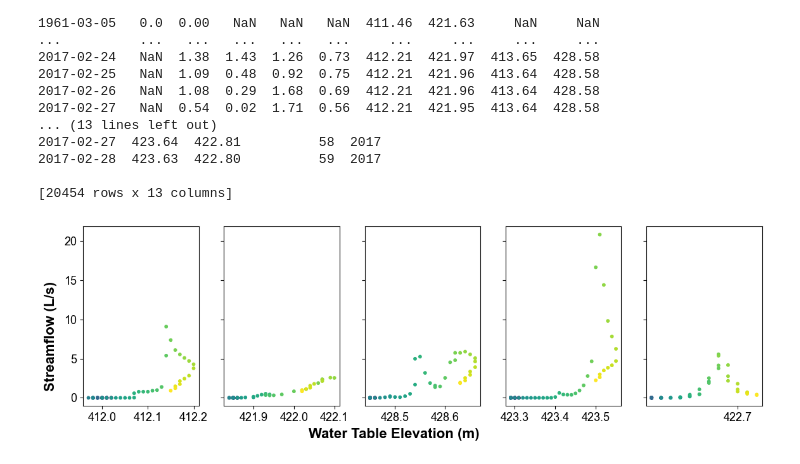
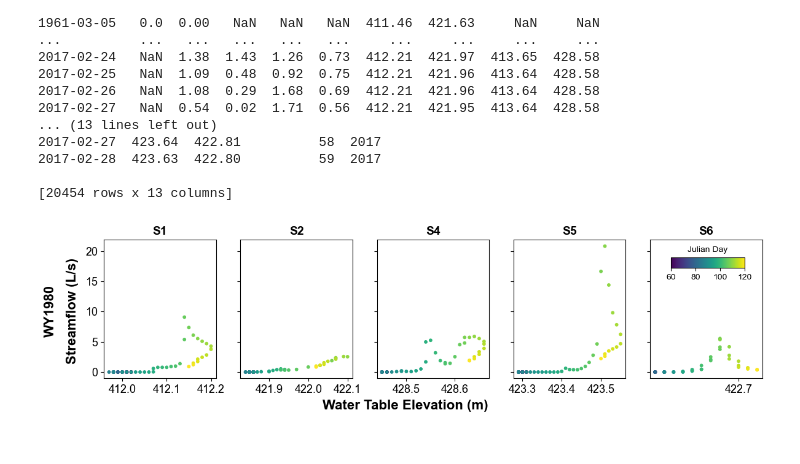
Before and after one commit to gretchenhough/Hough-S26, a Jupyter notebook: GEOS621 HW1/GEOS621_HW1_Fill_Spill_Hysteresis.ipynb, the cells around one changed output. Drawn from its saved outputs; the diff is of its cells as text; code cells hidden in the pictures.

Commit message:
finished graphs

```diff
--- a/GEOS621 HW1/GEOS621_HW1_Fill_Spill_Hysteresis.ipynb
+++ b/GEOS621 HW1/GEOS621_HW1_Fill_Spill_Hysteresis.ipynb
@@ -178,36 +178,49 @@ mask_80=(comp['Year']==1980) & (comp['Julian Day']>=60) & (comp['Julian Day']<=1
 fig2, axes2=plt.subplots(nrows=1,ncols=5,figsize=(12, 3.5),sharey=True)
 
 import matplotlib.colors as mcolors
 from matplotlib.ticker import FormatStrFormatter
 
 cmap=plt.get_cmap('viridis')
 norm=mcolors.Normalize(vmin=comp.loc[mask_80,'Julian Day'].min(), vmax=comp.loc[mask_80,'Julian Day'].max())
 colors=cmap(norm(comp.loc[mask_80,'Julian Day']))
 
 
 axes2[0].scatter(comp.loc[mask_80,'S1WTE'],comp.loc[mask_80,'S1SF'],s=10, color=colors, label='1980')
+axes2[0].set_title('S1',fontsize=14, fontweight='bold')
 axes2[0].xaxis.set_major_locator(MultipleLocator(0.1))
 axes2[1].xaxis.set_major_locator(MultipleLocator(0.1))
 axes2[1].scatter(comp.loc[mask_80, 'S2WTE'],comp.loc[mask_80,'S2SF'],s=10, color=colors, label='1980')
+axes2[1].set_title('S2',fontsize=14, fontweight='bold')
 axes2[2].scatter(comp.loc[mask_80, 'S4WTE'],comp.loc[mask_80,'S4SF'],s=10, color=colors, label='1980')
 axes2[2].xaxis.set_major_locator(MultipleLocator(0.1))
+axes2[2].set_title('S4',fontsize=14, fontweight='bold')
 axes2[3].scatter(comp.loc[mask_80, 'S5WTE'],comp.loc[mask_80,'S5SF'],s=10, color=colors, label='1980')
+axes2[3].set_title('S5',fontsize=14, fontweight='bold')
 axes2[3].xaxis.set_major_locator(MultipleLocator(0.1))
 axes2[3].ticklabel_format(axis='x', style='plain', useOffset=False)
 axes2[4].scatter(comp.loc[mask_80, 'S6WTE'],comp.loc[mask_80,'S6SF'],s=10, color=colors, label='1980')
+axes2[4].set_title('S6',fontsize=14, fontweight='bold')
 axes2[4].ticklabel_format(axis='x', style='plain', useOffset=False)
 axes2[4].xaxis.set_major_locator(MultipleLocator(0.1))
 
-#sm=plt.cm.ScalarMappable(cmap=cmap, norm=norm)
-#sm.set_array([])  # Only needed for older versions of matplotlib
 
-#cbar_ax = fig2.add_axes([1, 0.15, 0.02, 0.7])  # [left, bottom, width, height]
-#fig2.colorbar(sm, cax=cbar_ax, label='Julian Day')
+sm=plt.cm.ScalarMappable(cmap=cmap, norm=norm)
+sm.set_array([])  # Only needed for older versions of matplotlib
+
+
+cbar_ax=fig2.add_axes([0.86, 0.70, 0.1, 0.05])
+cbar=fig2.colorbar(sm, cax=cbar_ax, orientation='horizontal')
+cbar_ax.set_title('Julian Day', fontsize=10)
+cbar.ax.tick_params(labelsize=10)
+cbar.set_ticks([60, 80, 100, 120])
+
+
 
 
 fig2.text(0.5, 0.04, 'Water Table Elevation (m)', ha='center', fontsize=16, fontweight='bold')
 fig2.text(0.04, 0.5, 'Streamflow (L/s)', va='center', rotation='vertical', fontsize=16, fontweight='bold')
-plt.tight_layout(rect=[0.05, 0.05, 1, 1.05])
+fig2.text(0.01, 0.5, 'WY1980', va='center',rotation='vertical',fontsize=16, fontweight='bold')
+plt.tight_layout(rect=[0.05, 0.05, 1, 0.95])
 plt.show()
 # %% [output]
-[figure, old version]
+[figure, new version]
```
Also changed, not shown: parts of 6 cells of this notebook.
